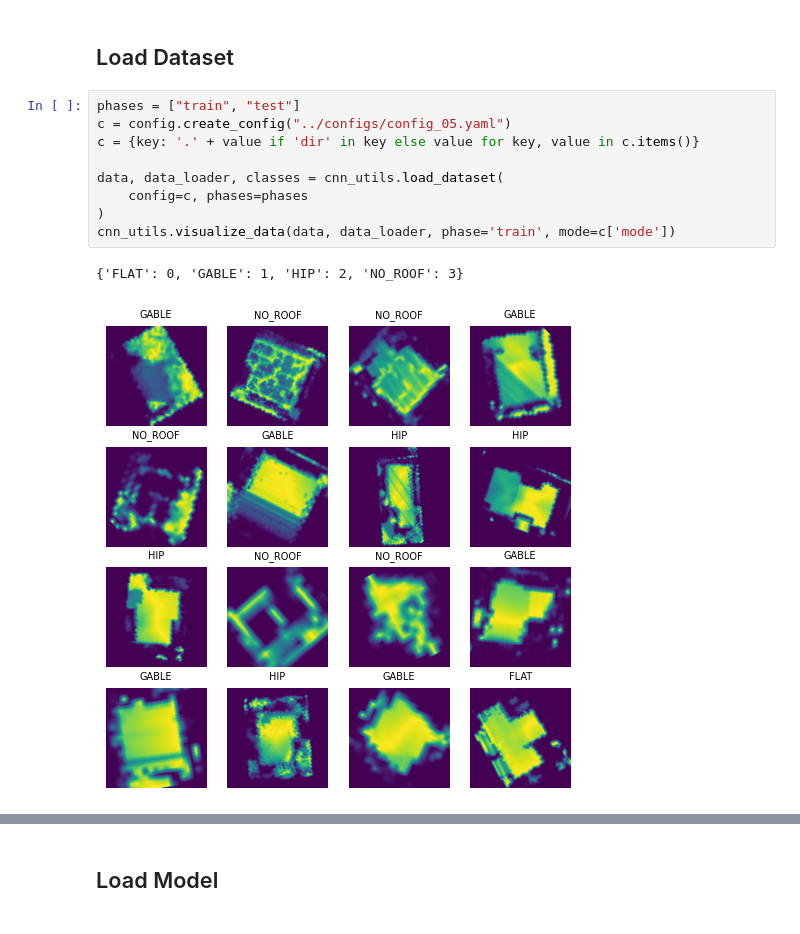
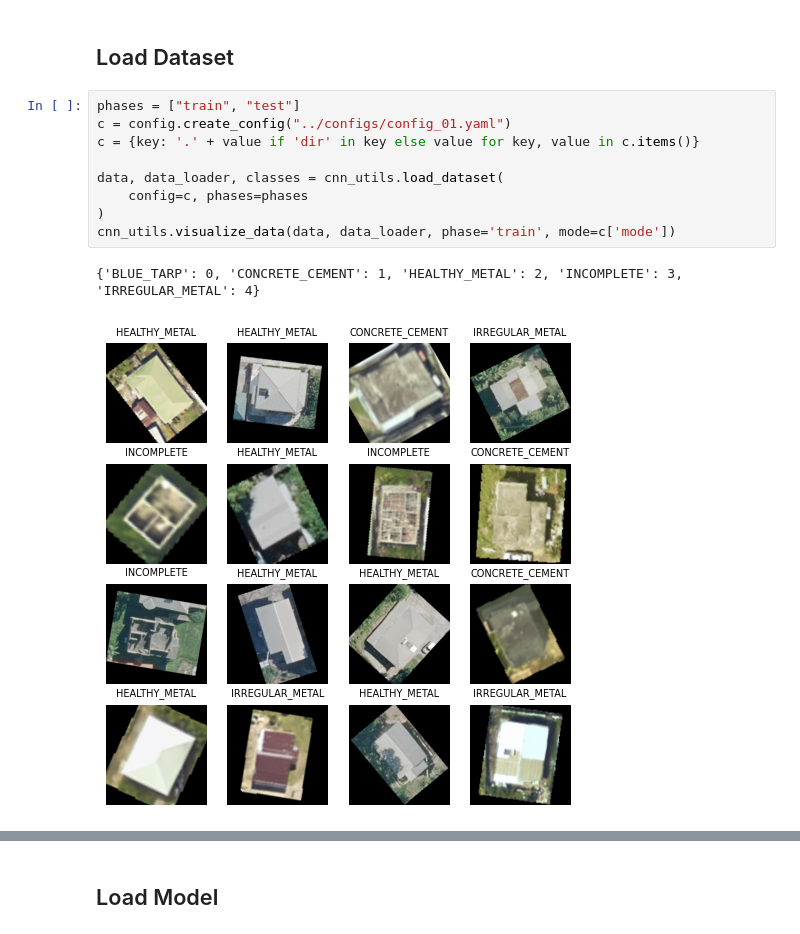
Before and after one commit to GFDRR/caribbean-rooftop-classification, a Jupyter notebook: notebooks/02_model_development.ipynb, the cells around one changed output, grey strips where cells are left out. Cells and saved outputs as stored; diff of their text form.

```diff
--- a/notebooks/02_model_development.ipynb
+++ b/notebooks/02_model_development.ipynb
@@ -22,13 +22,13 @@ pd.set_option('mode.chained_assignment', None)
 ## Load Dataset
 # %%
 phases = ["train", "test"]
-c = config.create_config("../configs/config_05.yaml")
+c = config.create_config("../configs/config_01.yaml")
 c = {key: '.' + value if 'dir' in key else value for key, value in c.items()}
 
 data, data_loader, classes = cnn_utils.load_dataset(
     config=c, phases=phases
 )
 cnn_utils.visualize_data(data, data_loader, phase='train', mode=c['mode'])
 # %% [output]
-{'FLAT': 0, 'GABLE': 1, 'HIP': 2, 'NO_ROOF': 3}
+{'BLUE_TARP': 0, 'CONCRETE_CEMENT': 1, 'HEALTHY_METAL': 2, 'INCOMPLETE': 3, 'IRREGULAR_METAL': 4}
-[figure, old version]
+[figure, new version]
```
Also changed, not shown: parts of 1 cell of this notebook.
